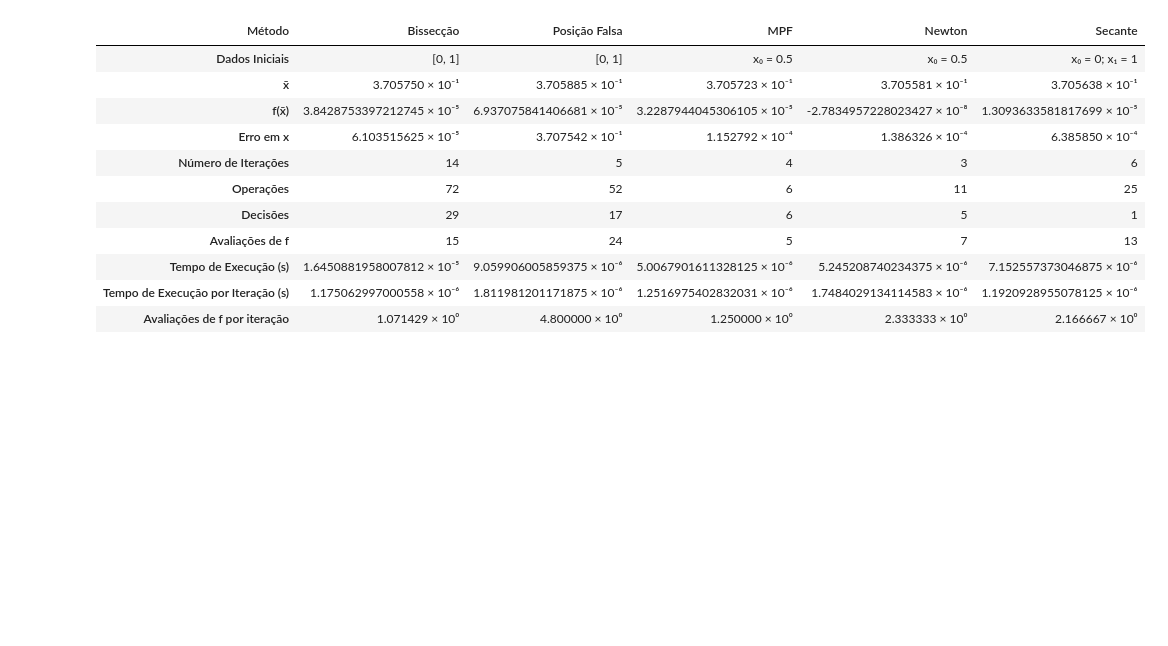
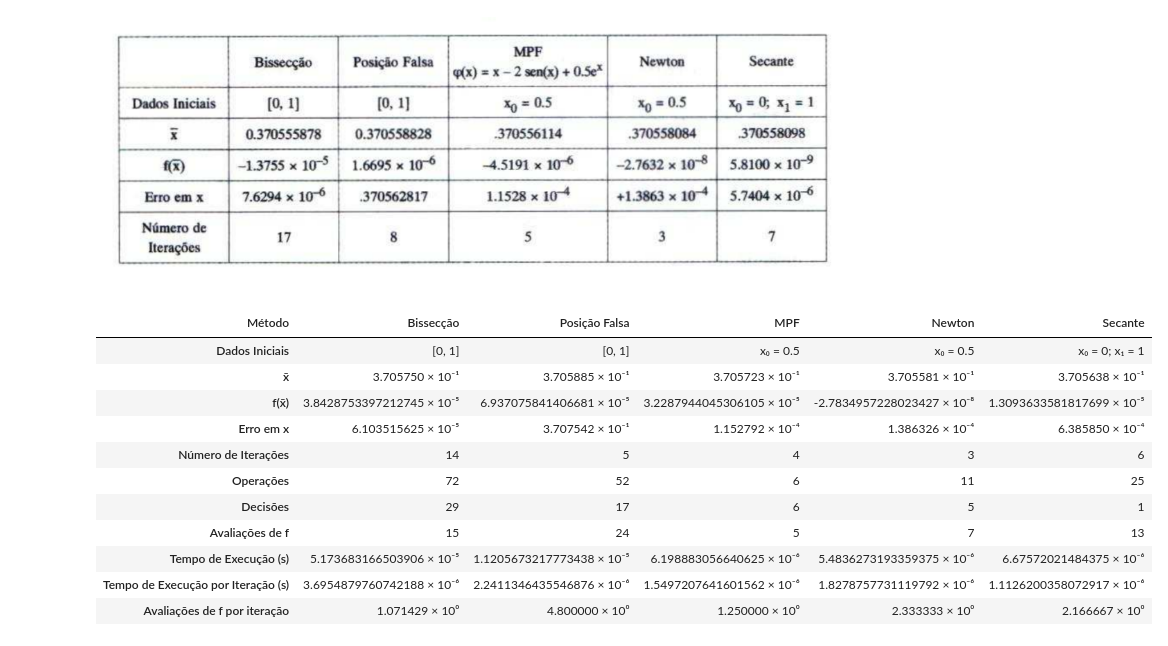
Before and after one commit to PedroMends30/matematica-computacional, a Jupyter notebook: Atividade_2.1_Mat_Comp.ipynb, the cells around one changed output. Saved outputs shown, nothing was run; the diff lists cells and outputs as text; code cells hidden in the pictures; blank space fills up the shorter version.

```diff
--- a/Atividade_2.1_Mat_Comp.ipynb
+++ b/Atividade_2.1_Mat_Comp.ipynb
@@ -507,33 +514,36 @@ def f20(x):
     return 4*math.sin(x) - math.exp(x)
 
 def phi20(x):
     return x - 2*math.sin(x) + 0.5*math.exp(x)
 
 def df20(x):
     return 4*math.cos(x) - math.exp(x)
 
 eps = 1e-4
 a_inicial = 0
 b_inicial = 1
 
+display(Image(filename='img/EX20.png'))
+
 exec_example(
     f20,
     (a_inicial, b_inicial, eps),
     (a_inicial, b_inicial, eps, eps),
     (phi20, 0.5, eps, eps),
     (df20, 0.5, eps, eps),
     (0, 1, eps, eps)
 )
 # %% [output]
+[figure, added]
 | Método | Bissecção | Posição Falsa | MPF | Newton | Secante |
 | Dados Iniciais | [0, 1] | [0, 1] | x₀ = 0.5 | x₀ = 0.5 | x₀ = 0; x₁ = 1 |
 | x̄ | 3.705750 × 10⁻¹ | 3.705885 × 10⁻¹ | 3.705723 × 10⁻¹ | 3.705581 × 10⁻¹ | 3.705638 × 10⁻¹ |
 | f(x̄) | 3.8428753397212745 × 10⁻⁵ | 6.937075841406681 × 10⁻⁵ | 3.2287944045306105 × 10⁻⁵ | -2.7834957228023427 × 10⁻⁸ | 1.3093633581817699 × 10⁻⁵ |
 | Erro em x | 6.103515625 × 10⁻⁵ | 3.707542 × 10⁻¹ | 1.152792 × 10⁻⁴ | 1.386326 × 10⁻⁴ | 6.385850 × 10⁻⁴ |
 | Número de Iterações | 14 | 5 | 4 | 3 | 6 |
 | Operações | 72 | 52 | 6 | 11 | 25 |
 | Decisões | 29 | 17 | 6 | 5 | 1 |
 | Avaliações de f | 15 | 24 | 5 | 7 | 13 |
-| Tempo de Execução (s) | 1.6450881958007812 × 10⁻⁵ | 9.059906005859375 × 10⁻⁶ | 5.0067901611328125 × 10⁻⁶ | 5.245208740234375 × 10⁻⁶ | 7.152557373046875 × 10⁻⁶ |
-| Tempo de Execução por Iteração (s) | 1.175062997000558 × 10⁻⁶ | 1.811981201171875 × 10⁻⁶ | 1.2516975402832031 × 10⁻⁶ | 1.7484029134114583 × 10⁻⁶ | 1.1920928955078125 × 10⁻⁶ |
+| Tempo de Execução (s) | 5.173683166503906 × 10⁻⁵ | 1.1205673217773438 × 10⁻⁵ | 6.198883056640625 × 10⁻⁶ | 5.4836273193359375 × 10⁻⁶ | 6.67572021484375 × 10⁻⁶ |
+| Tempo de Execução por Iteração (s) | 3.6954879760742188 × 10⁻⁶ | 2.2411346435546876 × 10⁻⁶ | 1.5497207641601562 × 10⁻⁶ | 1.8278757731119792 × 10⁻⁶ | 1.1126200358072917 × 10⁻⁶ |
 | Avaliações de f por iteração | 1.071429 × 10⁰ | 4.800000 × 10⁰ | 1.250000 × 10⁰ | 2.333333 × 10⁰ | 2.166667 × 10⁰ |
```
Also changed, not shown: parts of 4 cells of this notebook, 4 other files.
